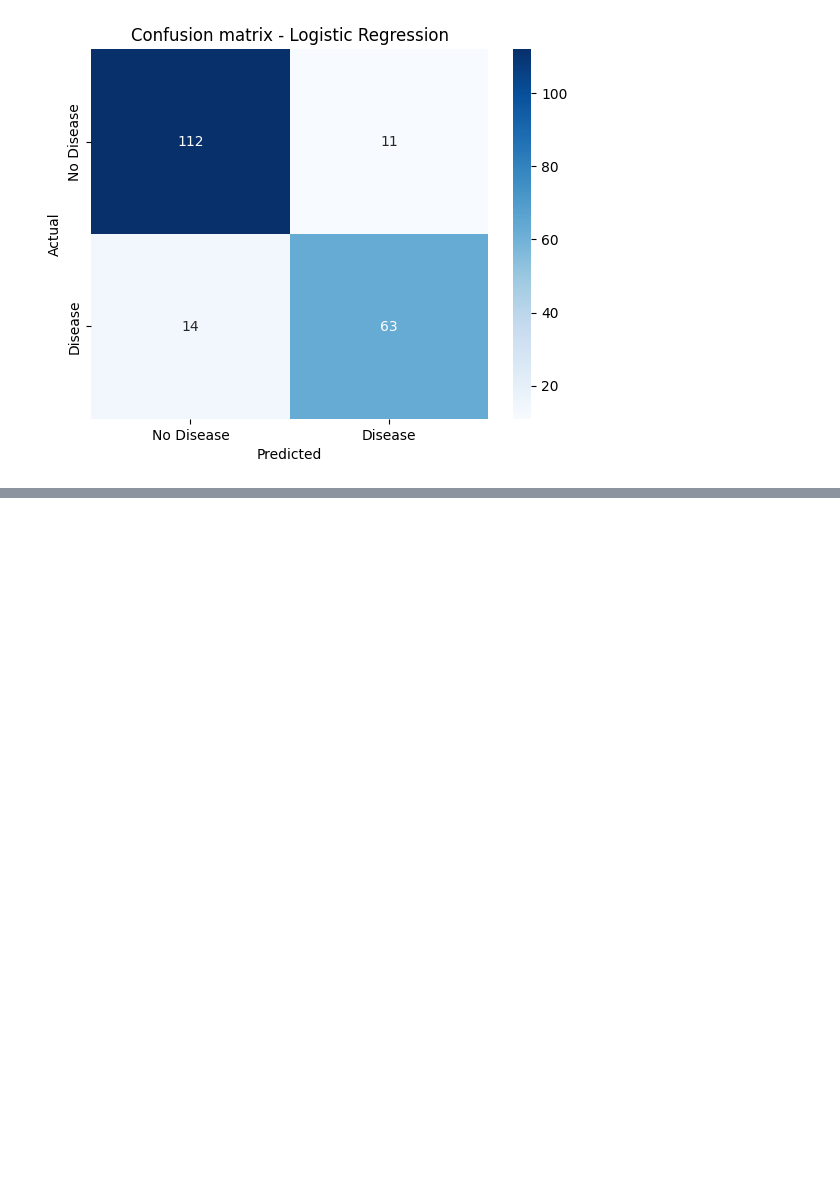
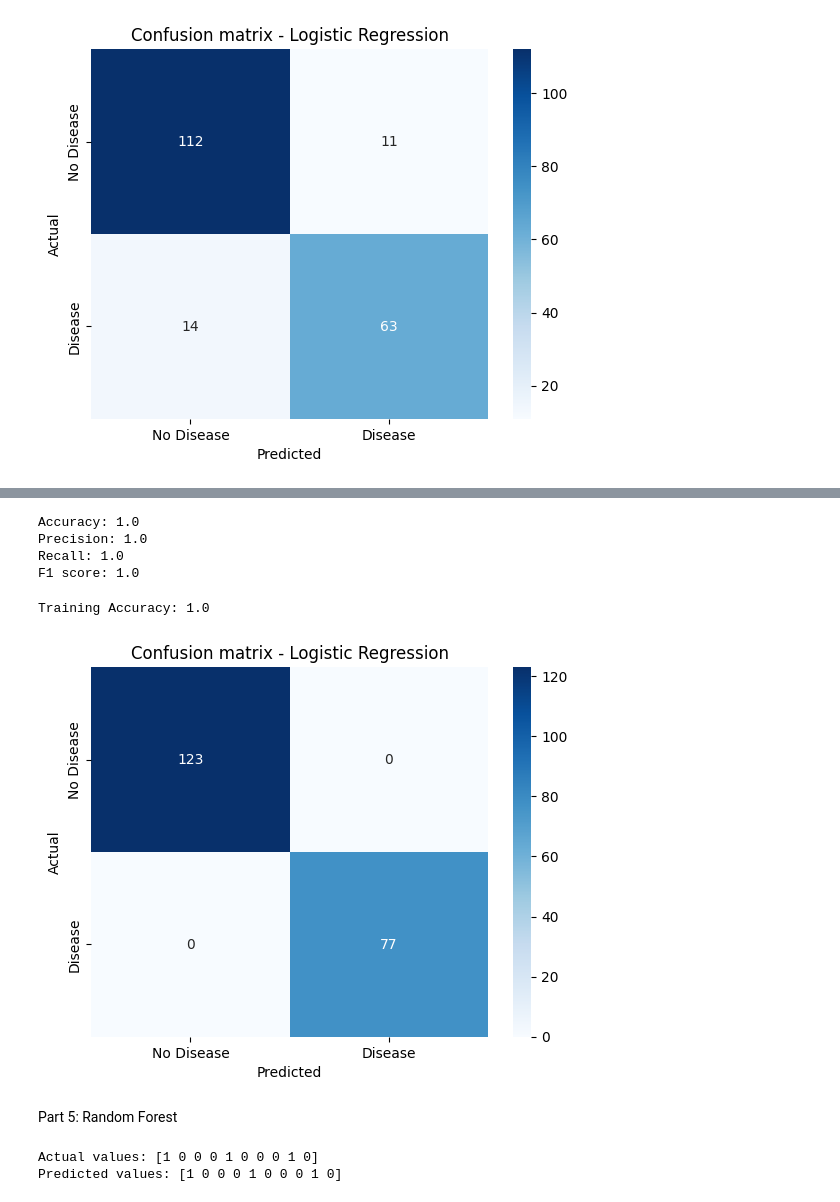
Before and after one commit to MonamAbbasi/Heart-Disease-Prediction-Project, a Jupyter notebook: heart_disease_project/heart_disease.ipynb, the cells around one changed output, grey strips where cells are left out. Cells and saved outputs as stored; diff of their text form; code cells hidden in the pictures; blank space fills up the shorter version.

```diff
--- a/heart_disease_project/heart_disease.ipynb
+++ b/heart_disease_project/heart_disease.ipynb
@@ -384,0 +611,31 @@ plt.show()
+# %%
+# Evaluation Metrics
+print('Accuracy:',accuracy_score(y_test_dtr,y_pred_dtr))
+print('Precision:',precision_score(y_test_dtr,y_pred_dtr))
+print('Recall:',recall_score(y_test_dtr,y_pred_dtr))
+print('F1 score:',f1_score(y_test_dtr,y_pred_dtr))
+# %% [output]
+Accuracy: 1.0
+Precision: 1.0
+Recall: 1.0
+F1 score: 1.0
+# %%
+# Training accuracy
+train_pred=model_dtr.predict(x_train_dtr)
+print('Training Accuracy:',accuracy_score(y_train_dtr,train_pred))
+# %% [output]
+Training Accuracy: 1.0
+# %%
+# Confusion Matrix
+from sklearn.metrics import confusion_matrix
+cm=confusion_matrix(y_test_dtr,y_pred_dtr)
+plt.Figure(figsize=(8,6))
+sns.heatmap(cm,annot=True,fmt='d',cmap='Blues',xticklabels=['No Disease','Disease'],yticklabels=['No Disease','Disease'])
+plt.title('Confusion matrix - Logistic Regression')
+plt.xlabel('Predicted')
+plt.ylabel('Actual')
+plt.show()
+# %% [output]
+[figure, added]
+# %% [markdown]
+Part 5: Random Forest
@@ -384,0 +660,7 @@ plt.show()
+# %%
+# Actual values vs Predicted values comparison
+print("Actual values:",y_test_rf.values[:10])
+print('Predicted values:',y_pred_rf[:10])
+# %% [output]
+Actual values: [1 0 0 0 1 0 0 0 1 0]
+Predicted values: [1 0 0 0 1 0 0 0 1 0]
```
Also changed, not shown: parts of 51 cells of this notebook.
